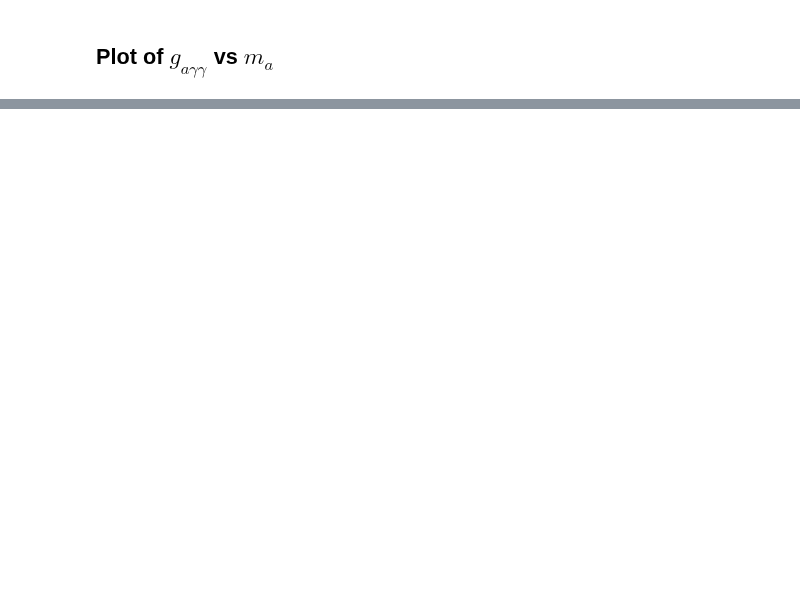
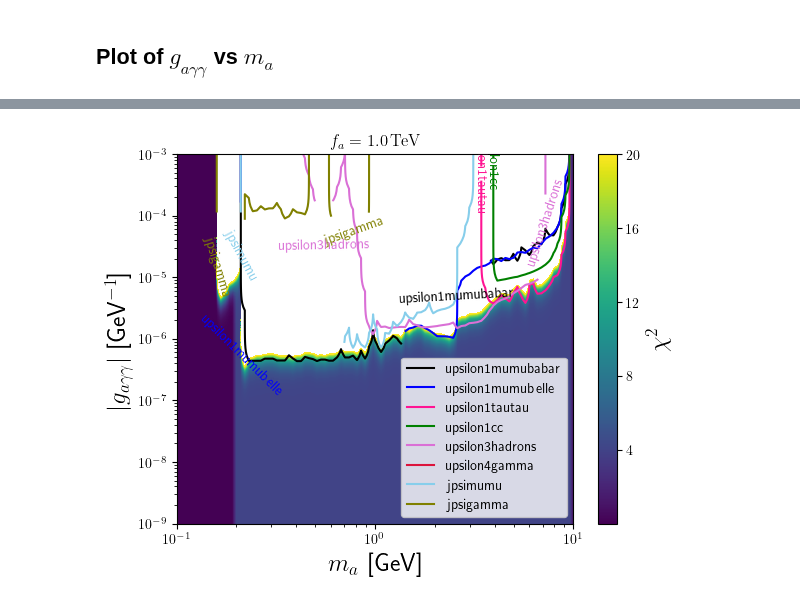
Before and after one commit to alp-aca/alp-aca, a Jupyter notebook: 02b_fit_quarkonia_visible.ipynb, the cells around one changed output, grey strips where cells are left out. Saved outputs shown, nothing was run; the diff lists cells and outputs as text; code cells hidden in the pictures; blank space fills up the shorter version.

```diff
--- a/02b_fit_quarkonia_visible.ipynb
+++ b/02b_fit_quarkonia_visible.ipynb
@@ -226,0 +346,52 @@ Text(0.5, 1.0, '$f_a = 1.0\\,\\mathrm{TeV}$')
+# %%
+import matplotlib.lines as mlines
+
+colors = [(0.5, 0.5, 0.5, 1), (0.5, 0.5, 0.5, 0)]  # Grey and transparent
+
+c1 = plt.contourf(logx_m, logy_m, chi_m_mesh, levels=np.linspace(0, 20, 500), cmap='viridis')
+d1 = plt.contour(logx_m, logy_m, r1m, colors='black', levels=[4])
+d2 = plt.contour(logx_m, logy_m, r2m, colors='blue', levels=[4])
+d3 = plt.contour(logx_m, logy_m, r3m, colors='deeppink', levels=[4])
+d4 = plt.contour(logx_m, logy_m, r4m, colors='green', levels=[4])
+d5 = plt.contour(logx_m, logy_m, r5m, colors='orchid', levels=[4])
+d6 = plt.contour(logx_m, logy_m, r6m, colors='crimson', levels=[4])
+d7 = plt.contour(logx_m, logy_m, r7m, colors='skyblue', levels=[4])
+d8 = plt.contour(logx_m, logy_m, r8m, colors='olive', levels=[4])
+
+# Manually add labels
+ax = plt.gca()
+ax.clabel(d1, fmt='upsilon1mumubabar')
+ax.clabel(d2, fmt='upsilon1mumubelle')
+ax.clabel(d3, fmt='upsilon1tautau')
+ax.clabel(d4, fmt='upsilon1cc')
+ax.clabel(d5, fmt='upsilon3hadrons')
+ax.clabel(d6, fmt='upsilon4gamma')
+ax.clabel(d7, fmt='jpsimumu')
+ax.clabel(d8, fmt='jpsigamma')
+
+nwa_contour(logx_m, logy_m, val)
+plt.ylabel(r'$|g_{a\gamma\gamma}|$ [GeV$^{-1}$]', fontsize=18)
+plt.xlabel(r'$m_a$ [GeV]', fontsize=18)
+cbar = plt.colorbar(c1)
+cbar.set_label(r'$\chi^2$', fontsize=18)
+cbar.set_ticks(np.linspace(4, 20, 5))
+ax.set_xscale('log')
+ax.set_yscale('log')
+plt.title(r'$f_a = ' + str(f_a/1000) + r'\,\mathrm{TeV}$')
+
+# Create custom legend
+legend_lines = [
+mlines.Line2D([], [], color='black', label='upsilon1mumubabar'),
+mlines.Line2D([], [], color='blue', label='upsilon1mumubelle'),
+mlines.Line2D([], [], color='deeppink', label='upsilon1tautau'),
+mlines.Line2D([], [], color='green', label='upsilon1cc'),
+mlines.Line2D([], [], color='orchid', label='upsilon3hadrons'),
+mlines.Line2D([], [], color='crimson', label='upsilon4gamma'),
+mlines.Line2D([], [], color='skyblue', label='jpsimumu'),
+mlines.Line2D([], [], color='olive', label='jpsigamma')
+]
+
+plt.legend(loc='lower right',handles=legend_lines)
+plt.show()
+# %% [output]
+[figure, added]
```
Also changed, not shown: parts of 11 cells of this notebook, 1 other file.
